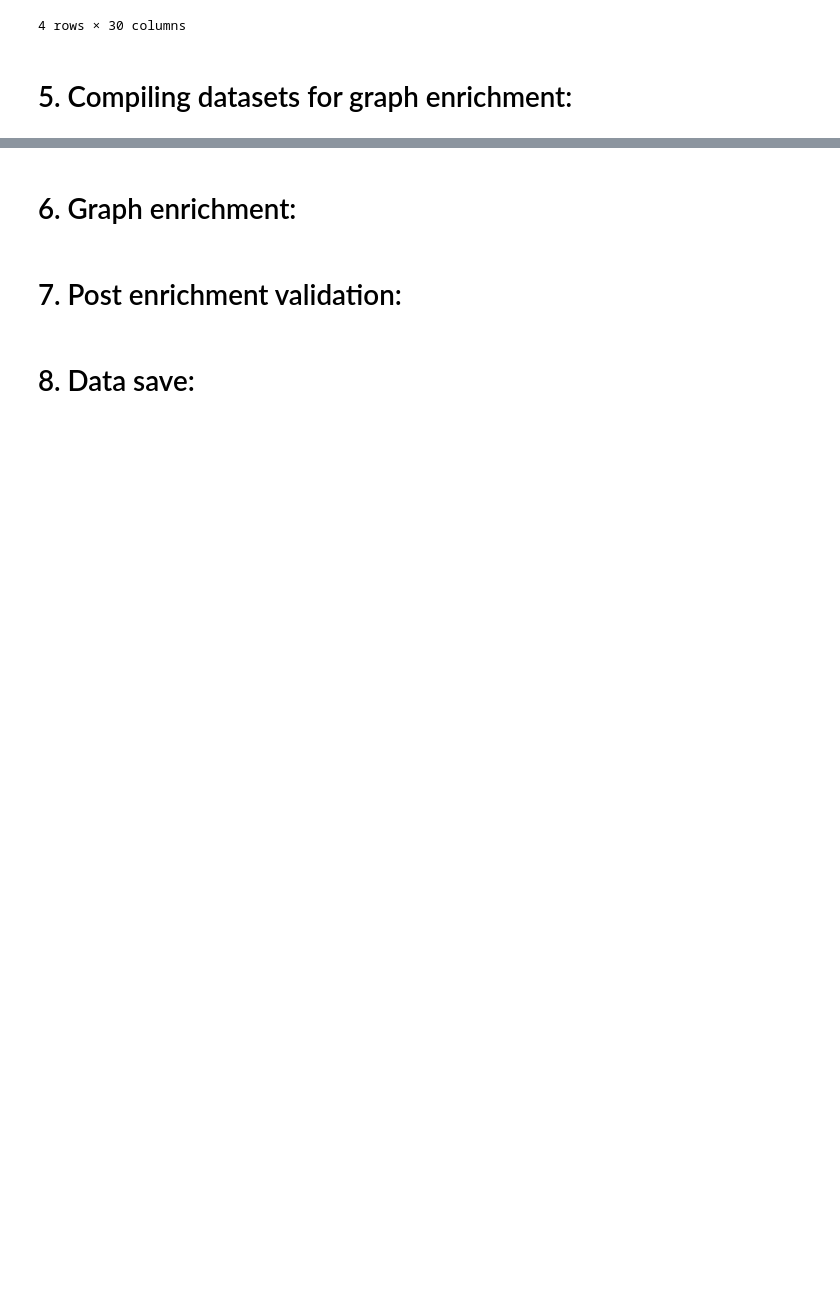
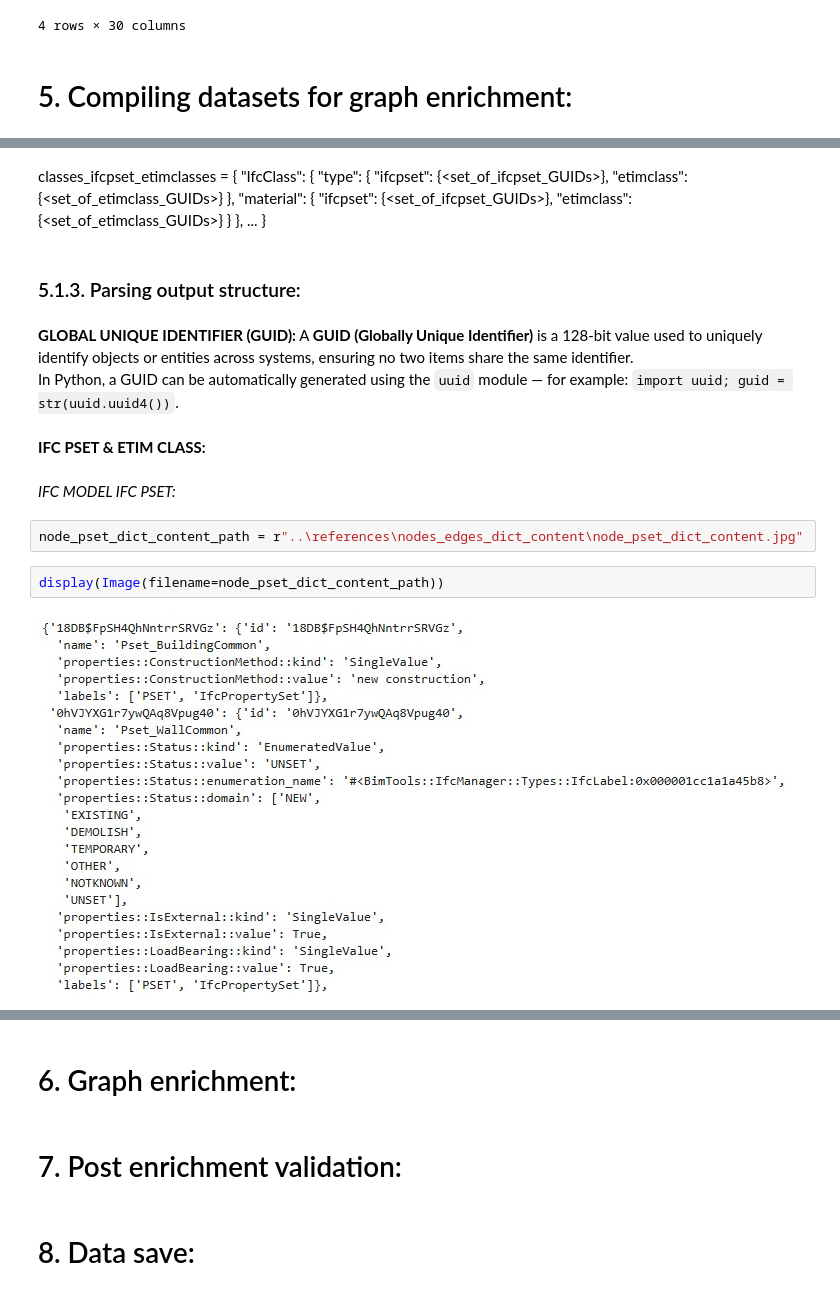
Before and after one commit to BenoitLoze1977/liverpool_csck700_capstone_project, a Jupyter notebook: notebooks/csck700_4_graph_enrichment.ipynb, the cells around one changed output, grey strips where cells are left out. Saved outputs shown, nothing was run; the diff lists cells and outputs as text; blank space fills up the shorter version.

```diff
--- a/notebooks/csck700_4_graph_enrichment.ipynb
+++ b/notebooks/csck700_4_graph_enrichment.ipynb
@@ -103,0 +120,30 @@ for name, df in dfs.items():
+# %% [markdown]
+classes_ifcpset_etimclasses = {
+    "IfcClass": {
+        "type": {
+            "ifcpset": {<set_of_ifcpset_GUIDs>},
+            "etimclass": {<set_of_etimclass_GUIDs>}
+        },
+        "material": {
+            "ifcpset": {<set_of_ifcpset_GUIDs>},
+            "etimclass": {<set_of_etimclass_GUIDs>}
+        }
+    },
+    ...
+}
+# %% [markdown]
+### 5.1.3. Parsing output structure:
+# %% [markdown]
+**GLOBAL UNIQUE IDENTIFIER (GUID):**
+A **GUID (Globally Unique Identifier)** is a 128-bit value used to uniquely identify objects or entities across systems, ensuring no two items share the same identifier.
+In Python, a GUID can be automatically generated using the `uuid` module — for example: `import uuid; guid = str(uuid.uuid4())`.
+# %% [markdown]
+**IFC PSET & ETIM CLASS:**
+# %% [markdown]
+*IFC MODEL IFC PSET:*
+# %%
+node_pset_dict_content_path = r"..\references\nodes_edges_dict_content\node_pset_dict_content.jpg"
+# %%
+display(Image(filename=node_pset_dict_content_path))
+# %% [output]
+[figure, added]
```
Also changed, not shown: parts of 17 cells of this notebook, 13 other files.
